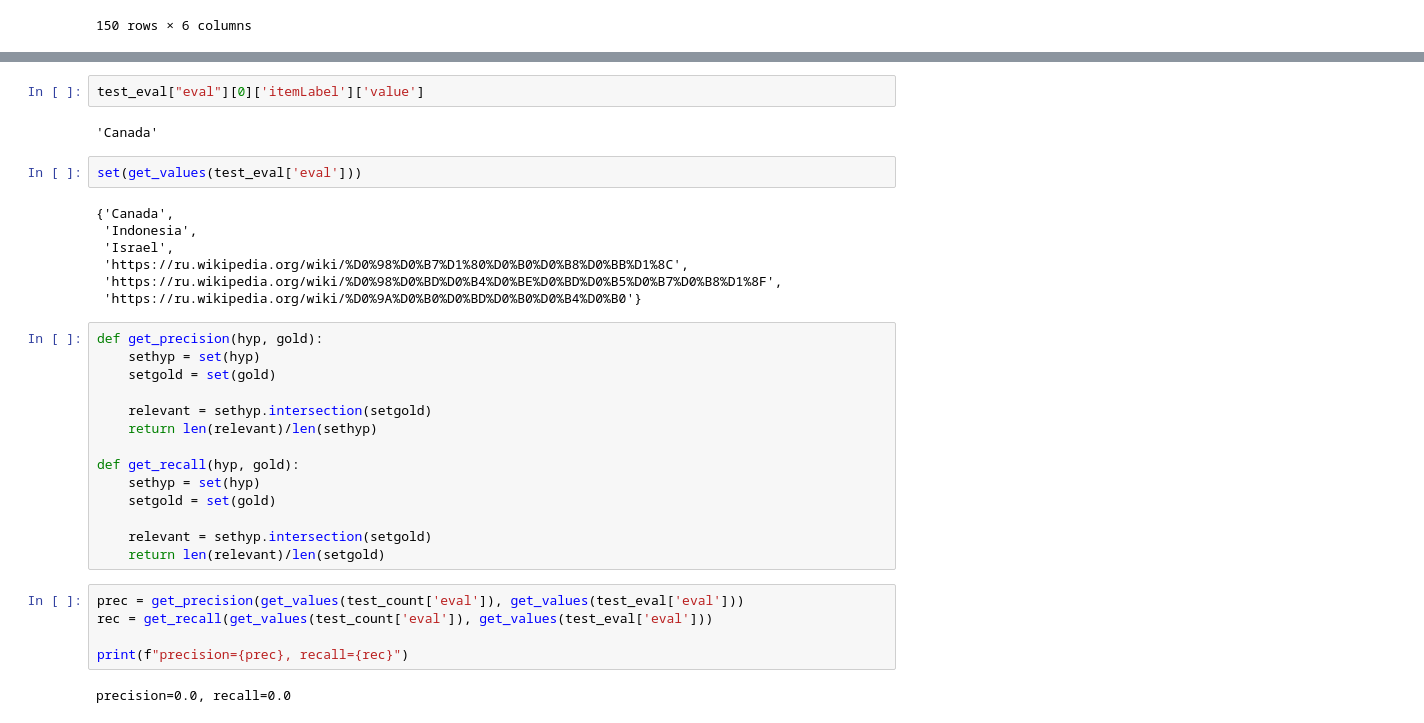
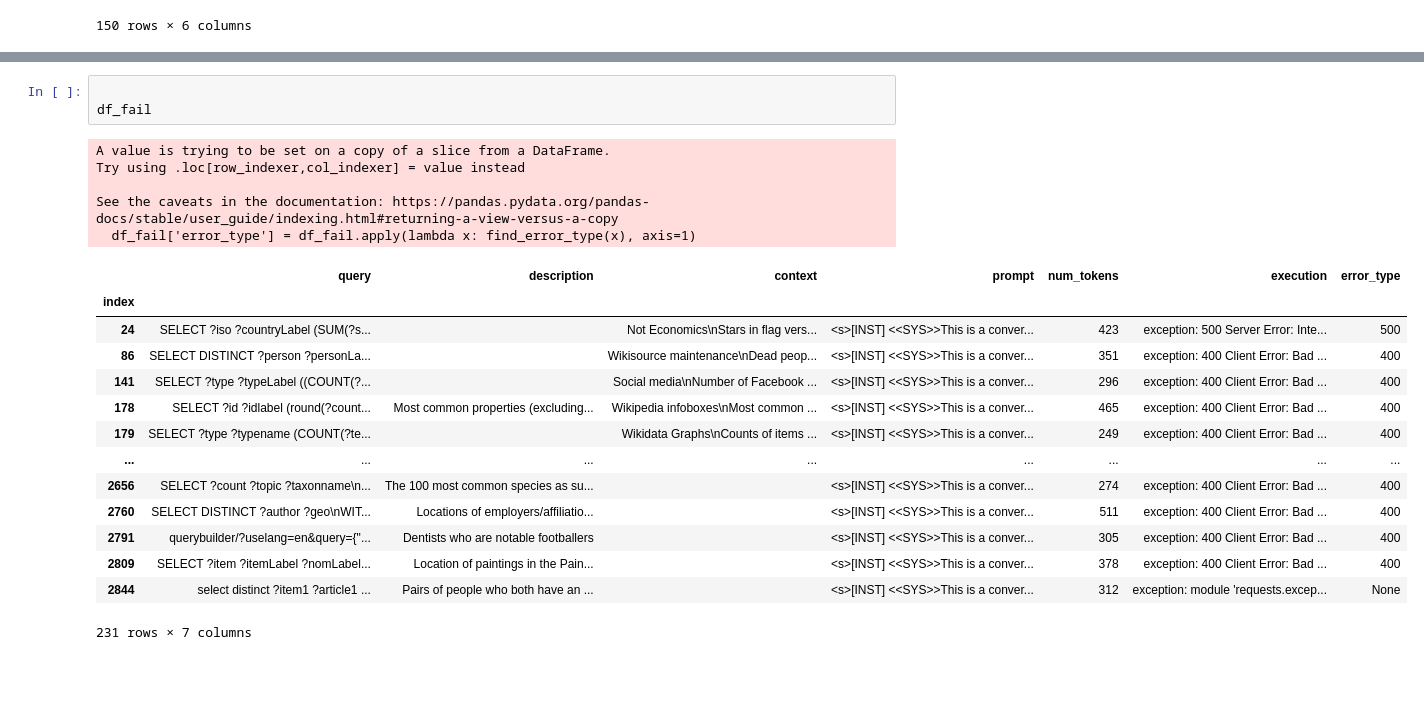
Before and after one commit to Gratic/Finetuning-LLM-for-SPARQL-generation, a Jupyter notebook: scripts/Analyse_execution_queries.ipynb, the cells around one changed output, grey strips where cells are left out. Saved outputs shown, nothing was run; the diff lists cells and outputs as text; blank space fills up the shorter version.

```diff
--- a/scripts/Analyse_execution_queries.ipynb
+++ b/scripts/Analyse_execution_queries.ipynb
@@ -161,34 +53,23 @@ test_eval["eval"]
-# %%
-test_eval["eval"][0]['itemLabel']['value']
-# %% [output]
-'Canada'
-# %%
-set(get_values(test_eval['eval']))
-# %% [output]
-{'Canada',
- 'Indonesia',
- 'Israel',
- 'https://ru.wikipedia.org/wiki/%D0%98%D0%B7%D1%80%D0%B0%D0%B8%D0%BB%D1%8C',
- 'https://ru.wikipedia.org/wiki/%D0%98%D0%BD%D0%B4%D0%BE%D0%BD%D0%B5%D0%B7%D0%B8%D1%8F',
- 'https://ru.wikipedia.org/wiki/%D0%9A%D0%B0%D0%BD%D0%B0%D0%B4%D0%B0'}
-# %%
-def get_precision(hyp, gold):
-    sethyp = set(hyp)
-    setgold = set(gold)
-
-    relevant = sethyp.intersection(setgold)
-    return len(relevant)/len(sethyp)
-
-def get_recall(hyp, gold):
-    sethyp = set(hyp)
-    setgold = set(gold)
-
-    relevant = sethyp.intersection(setgold)
-    return len(relevant)/len(setgold)
-# %%
-prec = get_precision(get_values(test_count['eval']), get_values(test_eval['eval']))
-rec = get_recall(get_values(test_count['eval']), get_values(test_eval['eval']))
-
-print(f"precision={prec}, recall={rec}")
-# %% [output]
-precision=0.0, recall=0.0
+# %%
+
+df_fail
+# %% [output]
+A value is trying to be set on a copy of a slice from a DataFrame.
+Try using .loc[row_indexer,col_indexer] = value instead
+
+See the caveats in the documentation: https://pandas.pydata.org/pandas-docs/stable/user_guide/indexing.html#returning-a-view-versus-a-copy
+  df_fail['error_type'] = df_fail.apply(lambda x: find_error_type(x), axis=1)
+|  | query | description | context | prompt | num_tokens | execution | error_type |
+| index |  |  |  |  |  |  |  |
+| 24 | SELECT ?iso ?countryLabel (SUM(?s... |  | Not Economics\nStars in flag vers... | <s>[INST] <<SYS>>This is a conver... | 423 | exception: 500 Server Error: Inte... | 500 |
+| 86 | SELECT DISTINCT ?person ?personLa... |  | Wikisource maintenance\nDead peop... | <s>[INST] <<SYS>>This is a conver... | 351 | exception: 400 Client Error: Bad ... | 400 |
+| 141 | SELECT ?type ?typeLabel ((COUNT(?... |  | Social media\nNumber of Facebook ... | <s>[INST] <<SYS>>This is a conver... | 296 | exception: 400 Client Error: Bad ... | 400 |
+| 178 | SELECT ?id ?idlabel (round(?count... | Most common properties (excluding... | Wikipedia infoboxes\nMost common ... | <s>[INST] <<SYS>>This is a conver... | 465 | exception: 400 Client Error: Bad ... | 400 |
+| 179 | SELECT ?type ?typename (COUNT(?te... |  | Wikidata Graphs\nCounts of items ... | <s>[INST] <<SYS>>This is a conver... | 249 | exception: 400 Client Error: Bad ... | 400 |
+| ... | ... | ... | ... | ... | ... | ... | ... |
+| 2656 | SELECT ?count ?topic ?taxonname\n... | The 100 most common species as su... |  | <s>[INST] <<SYS>>This is a conver... | 274 | exception: 400 Client Error: Bad ... | 400 |
+| 2760 | SELECT DISTINCT ?author ?geo\nWIT... | Locations of employers/affiliatio... |  | <s>[INST] <<SYS>>This is a conver... | 511 | exception: 400 Client Error: Bad ... | 400 |
+| 2791 | querybuilder/?uselang=en&query={"... | Dentists who are notable footballers |  | <s>[INST] <<SYS>>This is a conver... | 305 | exception: 400 Client Error: Bad ... | 400 |
+| 2809 | SELECT ?item ?itemLabel ?nomLabel... | Location of paintings in the Pain... |  | <s>[INST] <<SYS>>This is a conver... | 378 | exception: 400 Client Error: Bad ... | 400 |
+| 2844 | select distinct ?item1 ?article1 ... | Pairs of people who both have an ... |  | <s>[INST] <<SYS>>This is a conver... | 312 | exception: module 'requests.excep... | None |
+231 rows × 7 columns
```
Also changed, not shown: parts of 15 cells of this notebook, 3 other files.
